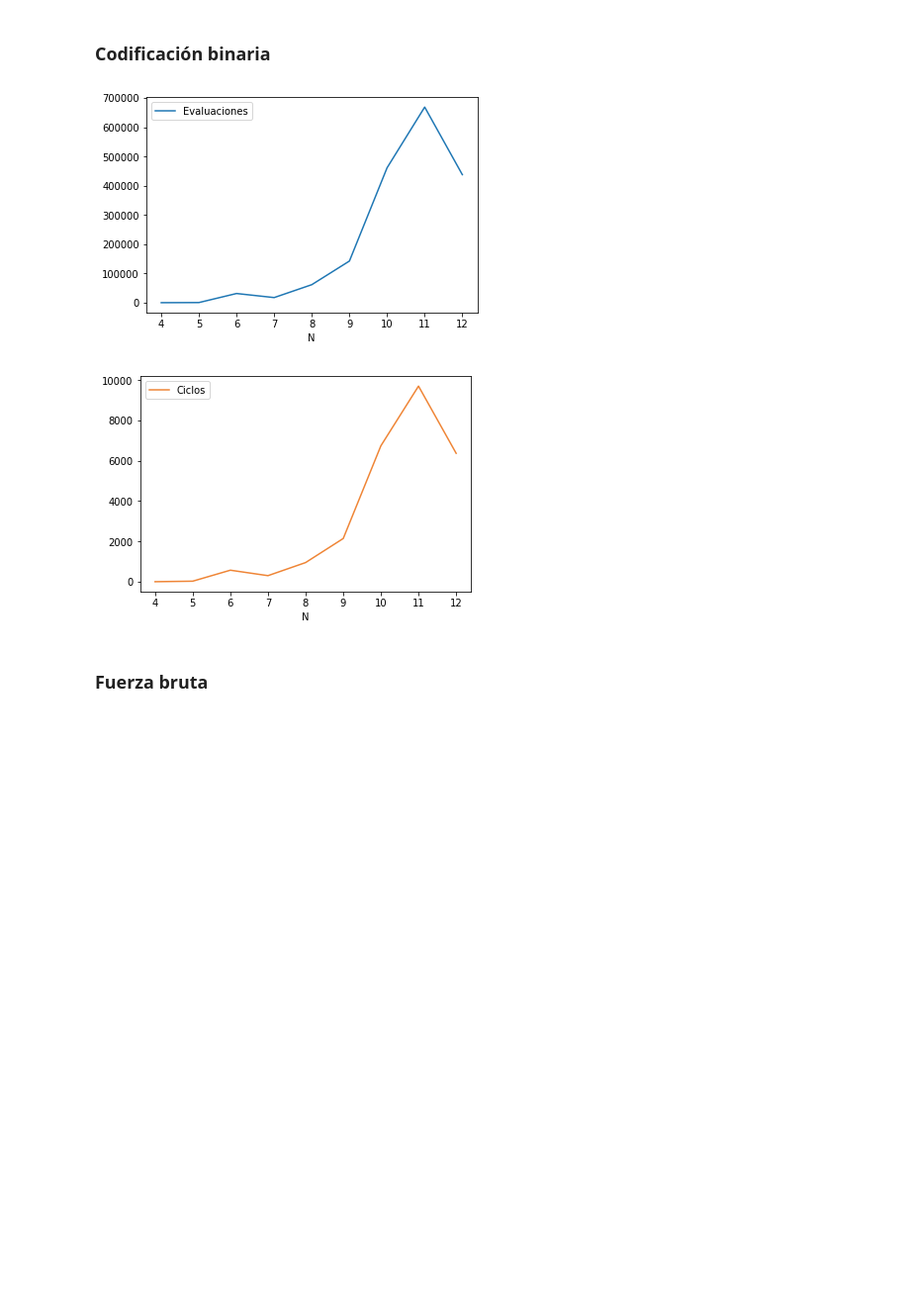
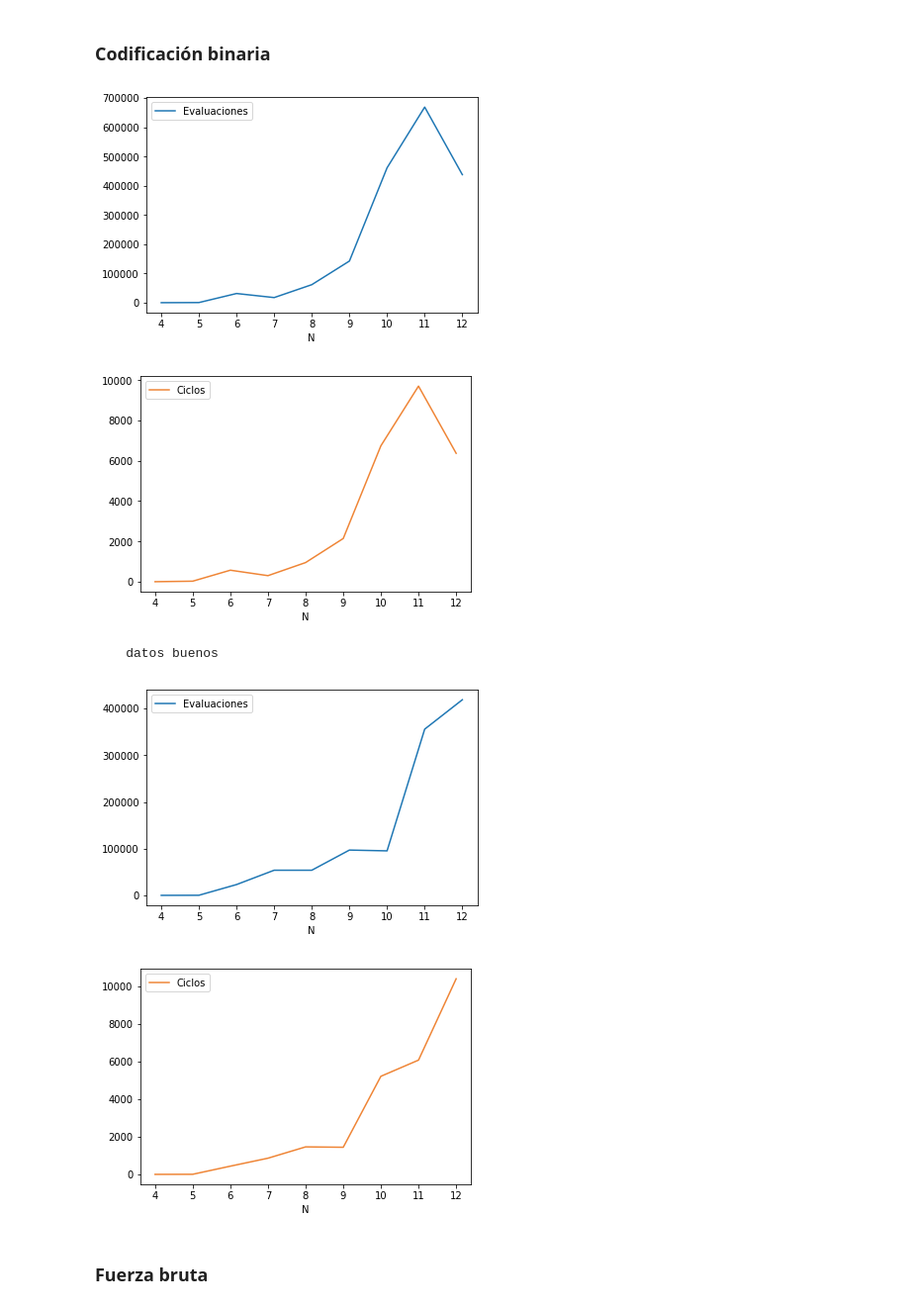
Before and after one commit to blayhem/uc3m-GA-nqueens, a Jupyter notebook: Graphics.ipynb, the cells around one changed output. Shown at 99% size. Saved outputs shown, nothing was run; the diff lists cells and outputs as text; code cells hidden in the pictures; blank space fills up the shorter version.

Commit message:
bruteforce graphics

```diff
--- a/Graphics.ipynb
+++ b/Graphics.ipynb
@@ -41,21 +41,41 @@ plt.show()
 # %%
 import matplotlib.pyplot as plt
 
-evals2  = [298.3,744.4,31652.3,17754.9,61845.6,142654.6,461264.8,668845.6,437959.6]
-ciclos2 = [4.6,30.2,574.8,304.3,953.4,2146.7,6741.7,9701.7,6371.0]
+evals  = [298.3,744.4,31652.3,17754.9,61845.6,142654.6,461264.8,668845.6,437959.6]
+ciclos = [4.6,30.2,574.8,304.3,953.4,2146.7,6741.7,9701.7,6371.0]
 
-plt.plot([i for i in range(4,13)], evals2[:9], label='Evaluaciones')
+plt.plot([i for i in range(4,13)], evals[:9], label='Evaluaciones')
 plt.xlabel('N')
 plt.legend()
 plt.show()
 
-plt.plot([i for i in range(4,13)], ciclos2[:9], '#EF8536',label='Ciclos')
+plt.plot([i for i in range(4,13)], ciclos[:9], '#EF8536',label='Ciclos')
 
 plt.xlabel('N')
 plt.legend()
 plt.show()
+
+print('''
+    datos buenos
+    ''')
+evals  = [359.4,532.3,23410.5,54043.3,54043.3,97136.1,95453.4,355590.2,418412.0,720438.2]
+ciclos = [7.8,11.7,443.6,867.0,1468.2,1448.1,5220.1,6079.6,10402.6]
+
+plt.plot([i for i in range(4,13)], evals[:9], label='Evaluaciones')
+plt.xlabel('N')
+plt.legend()
+plt.show()
+
+plt.plot([i for i in range(4,13)], ciclos[:9], '#EF8536',label='Ciclos')
+
+plt.xlabel('N')
+plt.legend()
+plt.show()
 # %% [output]
 [figure]
 [figure]
+    datos buenos
+[figure, added]
+[figure, added]
 # %% [markdown]
 ### Fuerza bruta
```
Also changed, not shown: parts of 3 cells of this notebook.
